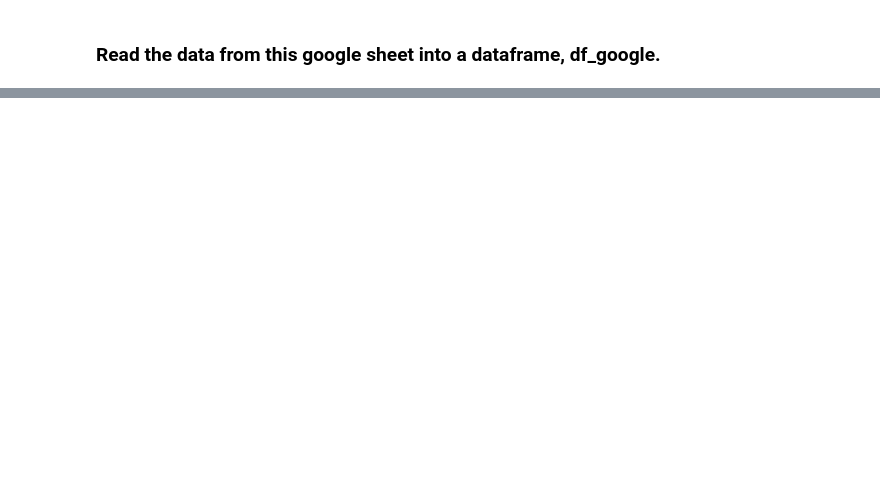
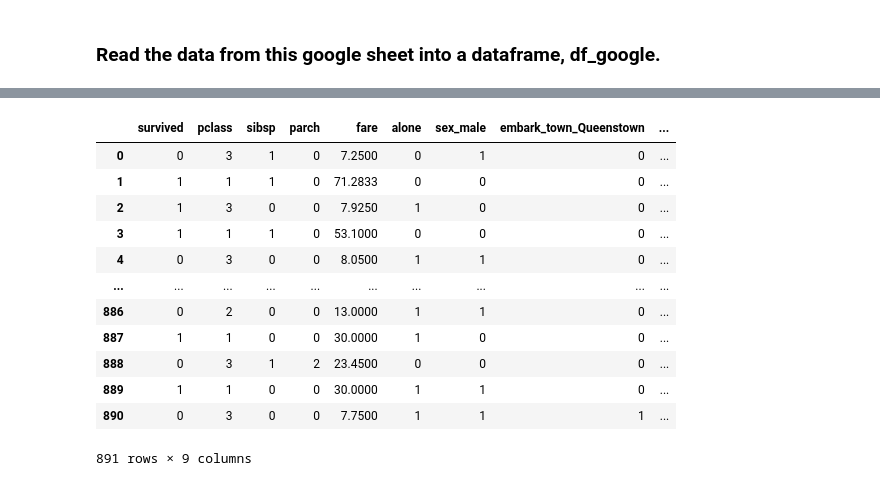
Before and after one commit to jnolf/classification-exercises, a Jupyter notebook: classifications_exercises.ipynb, the cells around one changed output, grey strips where cells are left out. Saved outputs shown, nothing was run; the diff lists cells and outputs as text; code cells hidden in the pictures; blank space fills up the shorter version.

```diff
--- a/classifications_exercises.ipynb
+++ b/classifications_exercises.ipynb
@@ -299,0 +464,28 @@ df_iris.head()
+# %%
+def prep_titanic(df_titanic):
+    '''Cleans up unnecessary columns and uses straight-forward
+    column names.
+    '''
+    # Acquire data
+    df_titanic = acquire.get_titanic_data()
+
+    # Drop dups
+    df_titanic.drop_duplicates(inplace=True)
+
+    # Remove unneeded columns
+    df_titanic = df_titanic.drop(columns= ['deck', 'age', 'embarked', 'class', 'passenger_id'])
+
+    #Fill in missing values where needed
+    df_titanic['embark_town'] = df_titanic.embark_town.fillna(value='Southampton')
+
+    # Encode categorical variables
+    dummy_df = pd.get_dummies(df_titanic[['sex', 'embark_town']],
+                         dummy_na = False,
+                         drop_first = [True, True])
+    df_titanic = pd.concat([df_titanic, dummy_df], axis = 1)
+
+    # Drop unneeded columns without numeric data
+    return df_titanic.drop(columns =['sex', 'embark_town'])
+# %%
+prep_titanic(df_titanic)
+# %% [output]
@@ -299,0 +493,13 @@ df_iris.head()
+|  | survived | pclass | sibsp | parch | fare | alone | sex_male | embark_town_Queenstown | ... |
+| 0 | 0 | 3 | 1 | 0 | 7.2500 | 0 | 1 | 0 | ... |
+| 1 | 1 | 1 | 1 | 0 | 71.2833 | 0 | 0 | 0 | ... |
+| 2 | 1 | 3 | 0 | 0 | 7.9250 | 1 | 0 | 0 | ... |
+| 3 | 1 | 1 | 1 | 0 | 53.1000 | 0 | 0 | 0 | ... |
+| 4 | 0 | 3 | 0 | 0 | 8.0500 | 1 | 1 | 0 | ... |
+| ... | ... | ... | ... | ... | ... | ... | ... | ... | ... |
+| 886 | 0 | 2 | 0 | 0 | 13.0000 | 1 | 1 | 0 | ... |
+| 887 | 1 | 1 | 0 | 0 | 30.0000 | 1 | 0 | 0 | ... |
+| 888 | 0 | 3 | 1 | 2 | 23.4500 | 0 | 0 | 0 | ... |
+| 889 | 1 | 1 | 0 | 0 | 30.0000 | 1 | 1 | 0 | ... |
+| 890 | 0 | 3 | 0 | 0 | 7.7500 | 1 | 1 | 1 | ... |
+891 rows × 9 columns
```
Also changed, not shown: parts of 70 cells of this notebook.
